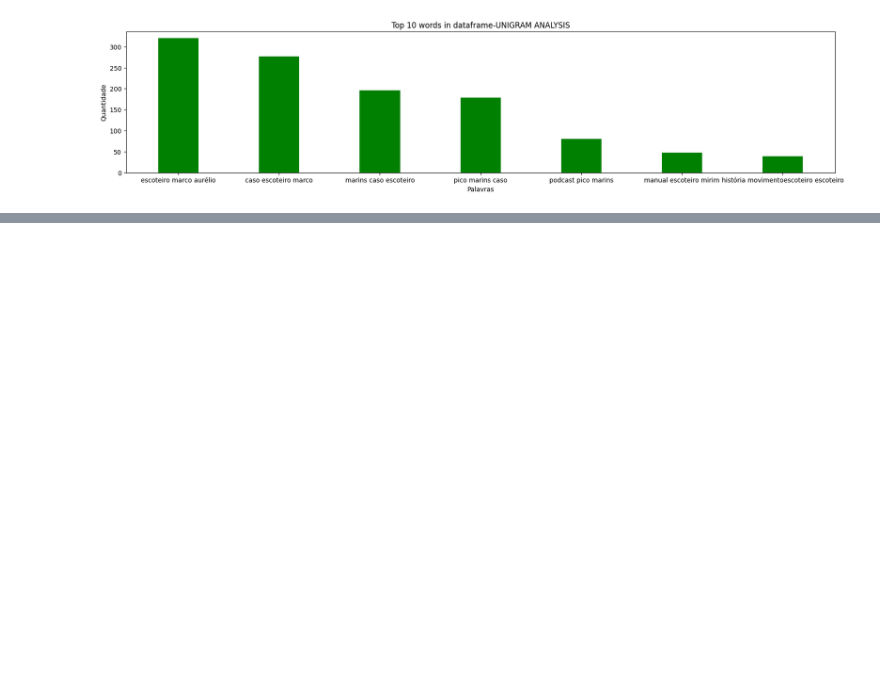
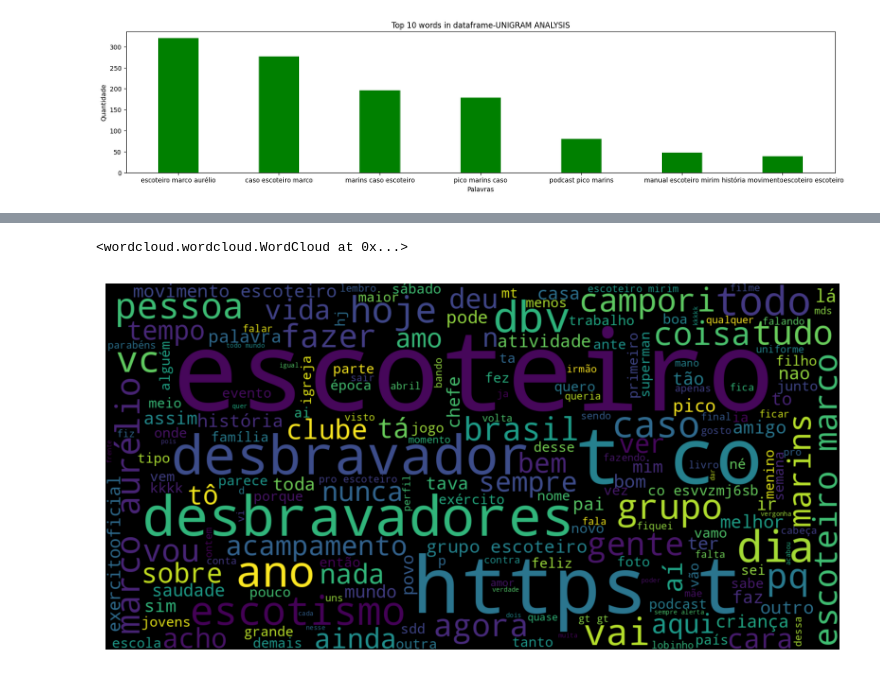
Before and after one commit to diegooliveira7/CollectTwitterDataCleanup, a Jupyter notebook: Análise_para_T.ipynb, the cells around one changed output, grey strips where cells are left out. Drawn from its saved outputs; the diff is of its cells as text; code cells hidden in the pictures; blank space fills up the shorter version.

Commit message:
nuvem de palavras

```diff
--- a/Análise_para_T.ipynb
+++ b/Análise_para_T.ipynb
@@ -406,0 +361,32 @@ df_news
+# %%
+# importar os pacotes necessários
+import numpy as np
+import pandas as pd
+import matplotlib.pyplot as plt
+from PIL import Image
+from wordcloud import WordCloud, STOPWORDS, ImageColorGenerator
+# importar o arquivo csv em um df
+df = dfClass
+# eliminar as colunas com valores ausentes
+#summary = df.dropna(subset=['summary'], axis=0)['summary']
+# %%
+
+# concatenar as palavras
+all_summary = " ".join(str(s).lower() for s in df['Tweet'])
+# lista de stopword
+stopwords = nltk.corpus.stopwords.words('portuguese')
+words_more = ['', 'pra', 'q']
+stopwords.extend(words_more)
+# gerar uma wordcloud
+wordcloud = WordCloud(stopwords=stopwords,
+                      background_color="black",
+                      width=1600, height=800).generate(all_summary)
+# mostrar a imagem final
+fig, ax = plt.subplots(figsize=(10,6))
+ax.imshow(wordcloud, interpolation='bilinear')
+ax.set_axis_off()
+plt.imshow(wordcloud);
+wordcloud.to_file("airbnb_summary_wordcloud.png")
+# %% [output]
+<wordcloud.wordcloud.WordCloud at 0x...>
+[figure, added]
```
Also changed, not shown: parts of 4 cells of this notebook.
